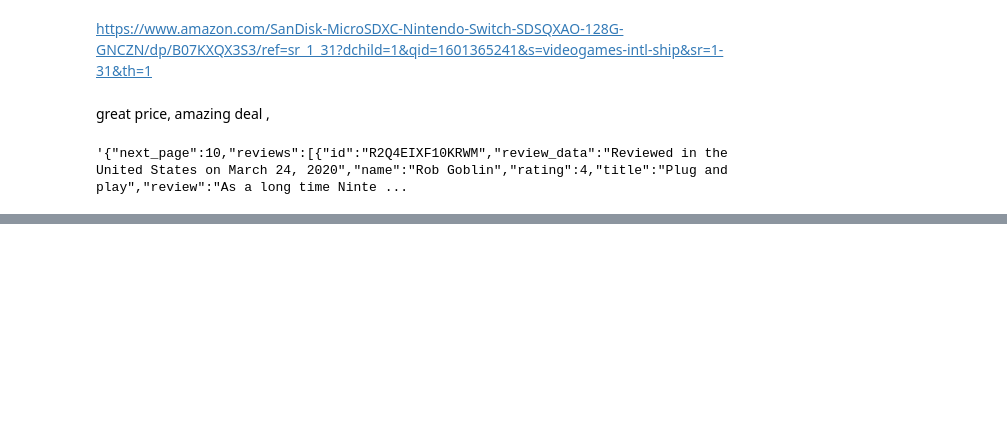
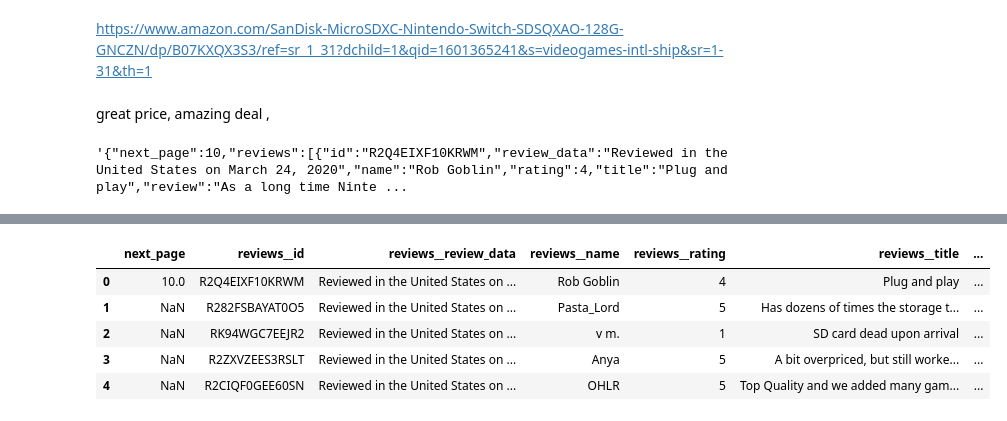
Before and after one commit to YongWei12/NLPAssignment1, a Jupyter notebook: assignment 3.2/3.2.ipynb, the cells around one changed output, grey strips where cells are left out. Drawn from its saved outputs; the diff is of its cells as text; code cells hidden in the pictures; blank space fills up the shorter version.

Commit message:
final dataset
clean the json file and merge concat into 1 csv file DataSet.csv

```diff
--- a/assignment 3.2/3.2.ipynb
+++ b/assignment 3.2/3.2.ipynb
@@ -30,6 +32,3 @@ response = (requests.request("GET", url, headers=headers, params=querystring))
 result
 # %% [output]
 '{"next_page":10,"reviews":[{"id":"R2Q4EIXF10KRWM","review_data":"Reviewed in the United States on March 24, 2020","name":"Rob Goblin","rating":4,"title":"Plug and play","review":"As a long time Ninte ...
-# %%
-df = pd.read_json (r'data.txt')
-df.to_csv (r'Path where the new CSV file will be stored\New File Name.csv', index = None)
@@ -40,0 +45,17 @@ ValueError: Unrecognized escape sequence when decoding 'string'
+# %%
+import pandas as pd
+import glob
+path = r"C:\Users\wjx15\Documents\GitHub\NLPAssignment1\assignment 3.2\*csv"
+glued_data = pd.DataFrame()
+for fname in glob.glob(path):
+    df=pd.read_csv(fname)
+    glued_data = pd.concat([glued_data,df])
+# %%
+glued_data.head()
+# %% [output]
+|  | next_page | reviews__id | reviews__review_data | reviews__name | reviews__rating | reviews__title | ... |
+| 0 | 10.0 | R2Q4EIXF10KRWM | Reviewed in the United States on ... | Rob Goblin | 4 | Plug and play | ... |
+| 1 | NaN | R282FSBAYAT0O5 | Reviewed in the United States on ... | Pasta_Lord | 5 | Has dozens of times the storage t... | ... |
+| 2 | NaN | RK94WGC7EEJR2 | Reviewed in the United States on ... | v m. | 1 | SD card dead upon arrival | ... |
+| 3 | NaN | R2ZXVZEES3RSLT | Reviewed in the United States on ... | Anya | 5 | A bit overpriced, but still worke... | ... |
+| 4 | NaN | R2CIQF0GEE60SN | Reviewed in the United States on ... | OHLR | 5 | Top Quality and we added many gam... | ... |
```
Also changed, not shown: parts of 5 cells of this notebook, 20 other files.
